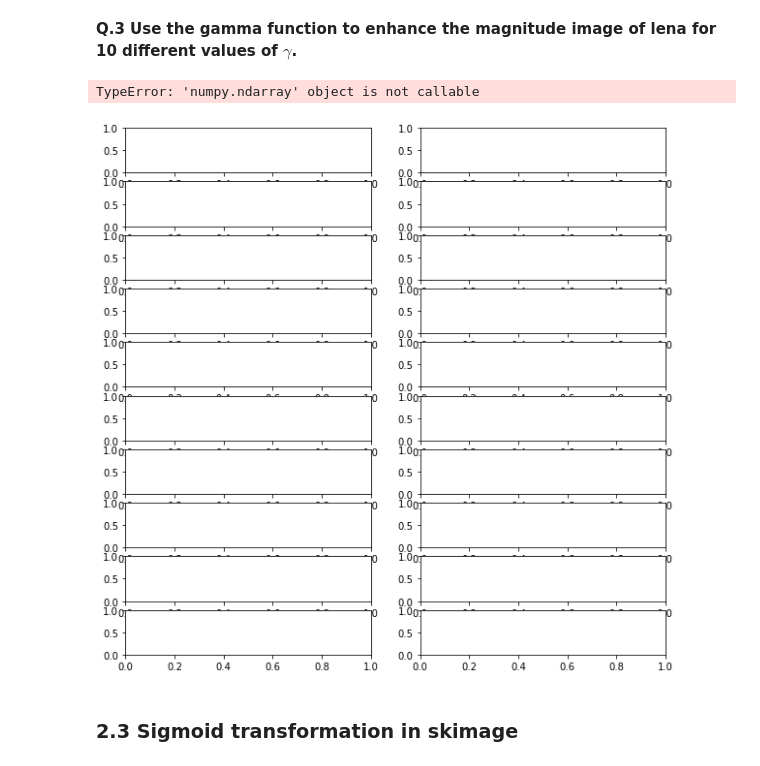
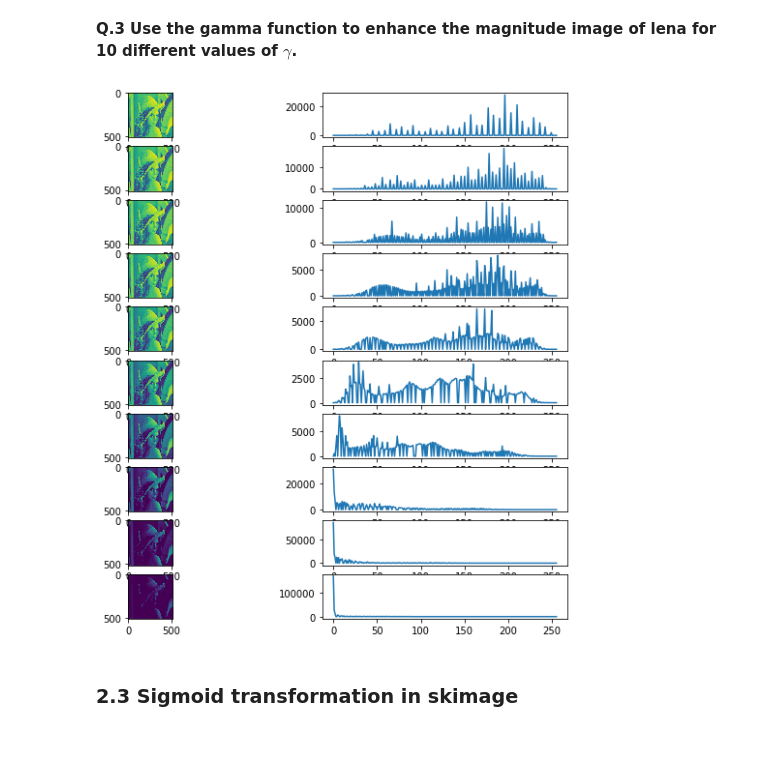
Before and after one commit to faridba/B31XB-IIP-TP-1718, a Jupyter notebook: 2-image-enhancement/2-enhancement.ipynb, the cells around one changed output. Saved outputs shown, nothing was run; the diff lists cells and outputs as text; code cells hidden in the pictures.

```diff
--- a/2-image-enhancement/2-enhancement.ipynb
+++ b/2-image-enhancement/2-enhancement.ipynb
@@ -149,20 +149,20 @@ plt.show()
 # %%
 lena_im_fft = np.fft.fft2(lena_im_float)
 lena_im_mag = np.fft.fftshift(np.abs(lena_im_fft))
 fig, axes = plt.subplots(nrows=10, ncols=2, figsize=(10, 10))
 gamma = np.logspace(-1, 1., num=10)
 ax = axes.ravel()
 i=0
 for g in gamma:
-    ax(i).img_gamma = exposure.adjust_gamma(img_lena, gamma=g, gain=1)
-    lena_im_mag_log = exposure.adjust_log(img_gamma, gain=gain)
-    ax(i).imshow(img_gamma)
+    img_gamma = exposure.adjust_gamma(img_lena, gamma=g, gain=1)
+    lena_im_mag_log = exposure.adjust_log(img_gamma, gain=1)
+    ax[i].imshow(lena_im_mag_log)
     i=i+1
     np_bins, bins_b = np.histogram(lena_im_mag_log, 256)
-    ax(i).plot(np_bins)
+    ax[i].plot(np_bins)
+    i=i+1
 # %% [output]
-TypeError: 'numpy.ndarray' object is not callable
-[figure, old version]
+[figure, new version]
 # %% [markdown]
 ### 2.3  Sigmoid transformation in skimage
 # %% [markdown]
```
Also changed, not shown: parts of 6 cells of this notebook.
